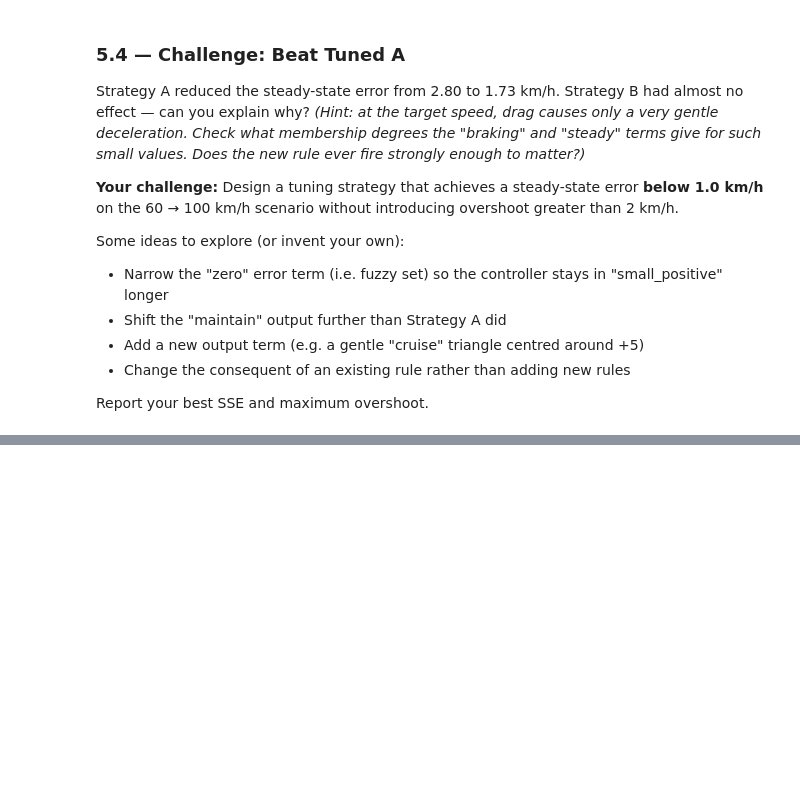
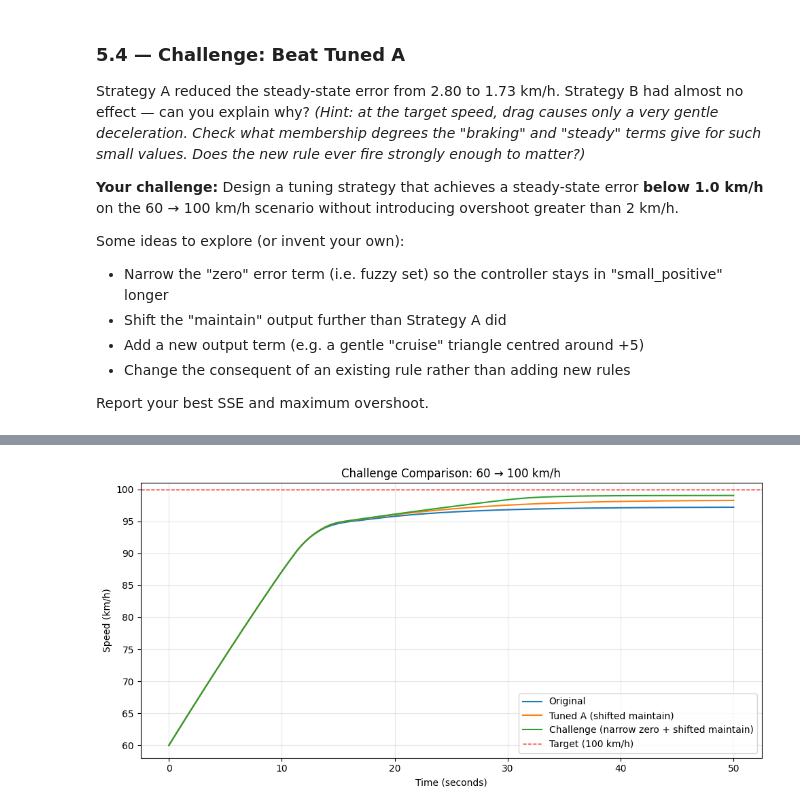
Before and after one commit to TiffanyYongNgikChee/ai-neural-network, a Jupyter notebook: lab6/lab6.ipynb, the cells around one changed output, grey strips where cells are left out. Saved outputs shown, nothing was run; the diff lists cells and outputs as text; code cells hidden in the pictures; blank space fills up the shorter version.

```diff
--- a/lab6/lab6.ipynb
+++ b/lab6/lab6.ipynb
@@ -795,8 +795,97 @@ Some ideas to explore (or invent your own):
 
 Report your best SSE and maximum overshoot.
 # %%
-# Code your own fuzzy controller here and try to beat Tuned A one.
+def create_challenge_controller():
+    """
+    Challenge controller combining two strategies:
+    1. Shift "maintain" output further positive (centre at 5) to better overcome drag
+    2. Narrow "zero" error term (-2, 0, 2) so controller stays in "small_positive" longer
+    """
+    engine = fl.Engine(
+        name="CruiseControl_Challenge",
+        input_variables=[
+            fl.InputVariable(
+                name="speed_error", minimum=-30, maximum=30,
+                terms=[
+                    fl.Trapezoid("large_negative", -30, -30, -15, -5),
+                    fl.Triangle("small_negative", -10, -5, 0),
+                    fl.Triangle("zero", -2, 0, 2),            # Narrowed from (-5, 0, 5)
+                    fl.Triangle("small_positive", 0, 5, 10),
+                    fl.Trapezoid("large_positive", 5, 15, 30, 30),
+                ],
+            ),
+            fl.InputVariable(
+                name="acceleration", minimum=-5, maximum=5,
+                terms=[
+                    fl.Trapezoid("braking", -5, -5, -2, 0),
+                    fl.Triangle("steady", -1, 0, 1),
+                    fl.Trapezoid("accelerating", 0, 2, 5, 5),
+                ],
+            ),
+        ],
+        output_variables=[
+            fl.OutputVariable(
+                name="throttle", minimum=-50, maximum=50,
+                aggregation=fl.Maximum(),
+                defuzzifier=fl.Centroid(200),
+                terms=[
+                    fl.Trapezoid("brake_hard", -50, -50, -30, -10),
+                    fl.Triangle("brake_light", -20, -10, 0),
+                    fl.Triangle("maintain", -1, 5, 11),        # Shifted further positive (centre at 5)
+                    fl.Triangle("accelerate_light", 0, 10, 20),
+                    fl.Trapezoid("accelerate_hard", 10, 30, 50, 50),
+                ],
+            ),
+        ],
+        rule_blocks=[
+            fl.RuleBlock(
+                name="rules",
+                conjunction=fl.Minimum(),
+                disjunction=fl.Maximum(),
+                implication=fl.Minimum(),
+                activation=fl.General(),
+                rules=[
+                    fl.Rule.create("if speed_error is large_negative then throttle is brake_hard"),
+                    fl.Rule.create("if speed_error is small_negative and acceleration is accelerating then throttle is brake_light"),
+                    fl.Rule.create("if speed_error is small_negative and acceleration is steady then throttle is brake_light"),
+                    fl.Rule.create("if speed_error is small_negative and acceleration is braking then throttle is maintain"),
+                    fl.Rule.create("if speed_error is zero then throttle is maintain"),
+                    fl.Rule.create("if speed_error is small_positive and acceleration is braking then throttle is accelerate_light"),
+                    fl.Rule.create("if speed_error is small_positive and acceleration is steady then throttle is accelerate_light"),
+                    fl.Rule.create("if speed_error is small_positive and acceleration is accelerating then throttle is maintain"),
+                    fl.Rule.create("if speed_error is large_positive then throttle is accelerate_hard"),
+                ],
+            ),
+        ],
+    )
+    return engine
 
-# Run the 60→100 simulation for your controller here and compare to Tuned A.
+# Run the 60→100 simulation
+challenge = create_challenge_controller()
+result_c = run_simulation(challenge, plant, target_speed=100, initial_speed=60, n_steps=500)
 
-# Then code and run an overlay comparison using plot_comparison()
+# Performance metrics
+final_speed_c = result_c['speeds'][-1]
+sse_c = 100 - final_speed_c
+max_speed_c = max(result_c['speeds'])
+overshoot_c = max(0, max_speed_c - 100)
+
+print(f"Challenge Controller Results:")
+print(f"  Final speed:        {final_speed_c:.2f} km/h")
+print(f"  Steady-state error: {sse_c:.2f} km/h")
+print(f"  Max overshoot:      {overshoot_c:.2f} km/h")
+print(f"  SSE < 1.0? {'YES' if sse_c < 1.0 else 'NO'}")
+print(f"  Overshoot < 2.0? {'YES' if overshoot_c < 2.0 else 'NO'}")
+
+# Overlay comparison
+plot_comparison(
+    result['times'],
+    {
+        'Original': result['speeds'],
+        'Tuned A (shifted maintain)': result_a['speeds'],
+        'Challenge (narrow zero + shifted maintain)': result_c['speeds'],
+    },
+    target=100,
+    title='Challenge Comparison: 60 → 100 km/h'
+)
+# %% [output]
@@ -802,0 +898 @@ Report your best SSE and maximum overshoot.
+[figure, added]
```
Also changed, not shown: parts of 1 cell of this notebook, 2 other files.
